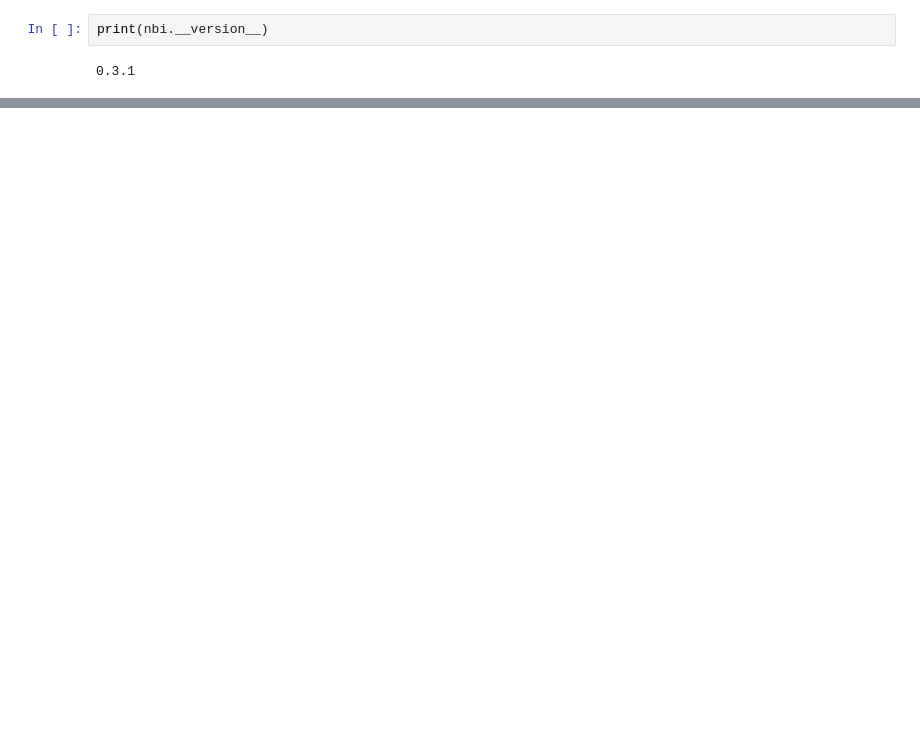
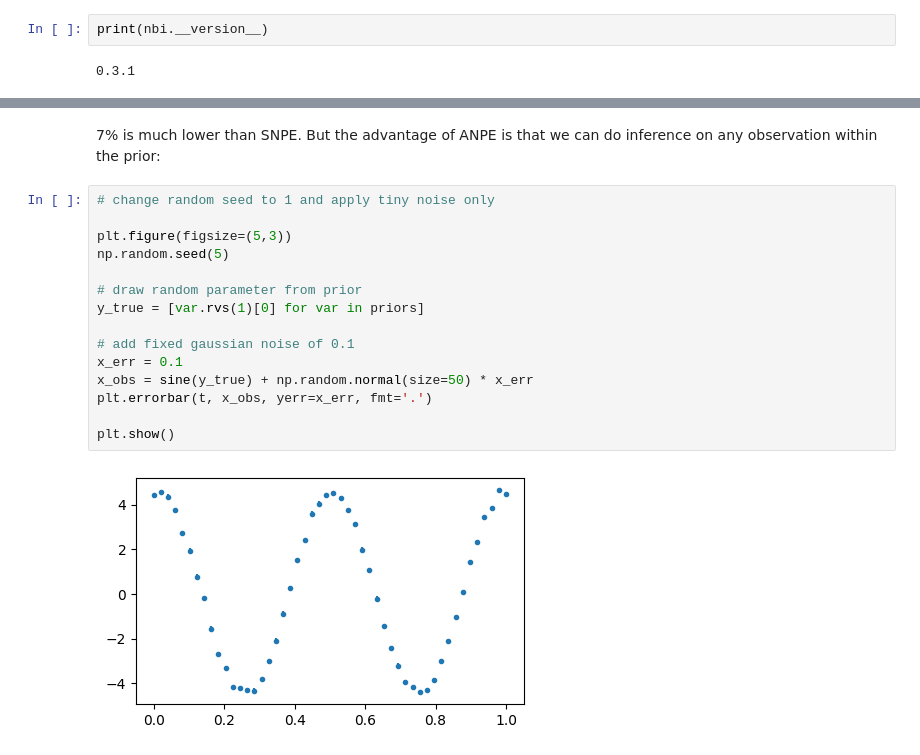
Before and after one commit to kmzzhang/nbi, a Jupyter notebook: examples/demo-sine-v031.ipynb, the cells around one changed output, grey strips where cells are left out. Saved outputs shown, nothing was run; the diff lists cells and outputs as text; blank space fills up the shorter version.

```diff
--- a/examples/demo-sine-v031.ipynb
+++ b/examples/demo-sine-v031.ipynb
@@ -196,0 +243,19 @@ plt.errorbar(range(50), x_obs, yerr=1, fmt='rx')
+# %% [markdown]
+7% is much lower than SNPE. But the advantage of ANPE is that we can do inference on any observation within the prior:
+# %%
+# change random seed to 1 and apply tiny noise only
+
+plt.figure(figsize=(5,3))
+np.random.seed(5)
+
+# draw random parameter from prior
+y_true = [var.rvs(1)[0] for var in priors]
+
+# add fixed gaussian noise of 0.1
+x_err = 0.1
+x_obs = sine(y_true) + np.random.normal(size=50) * x_err
+plt.errorbar(t, x_obs, yerr=x_err, fmt='.')
+
+plt.show()
+# %% [output]
+[figure, added]
```
Also changed, not shown: parts of 36 cells of this notebook.
